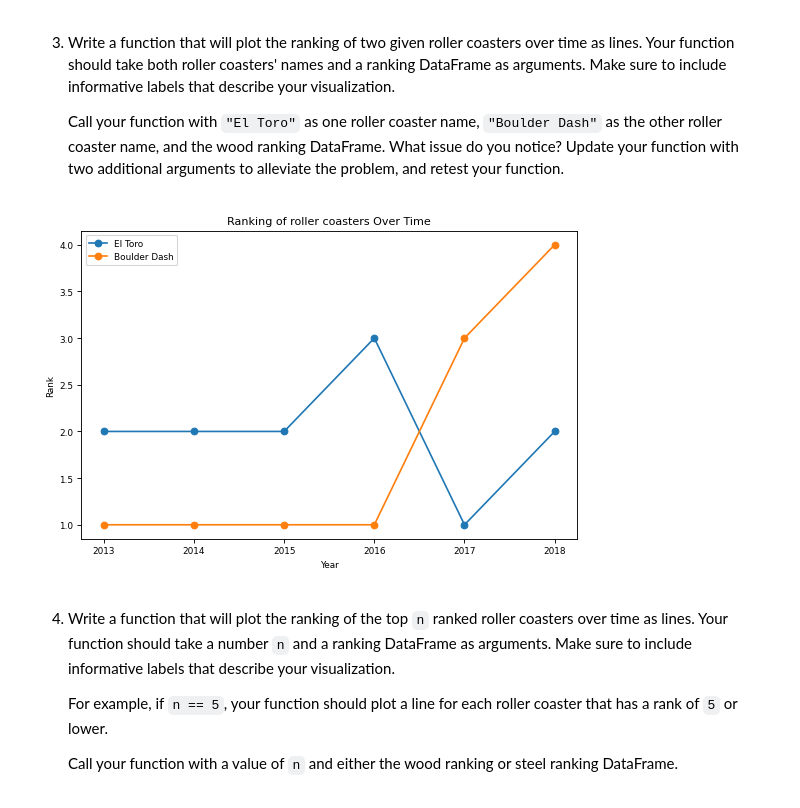
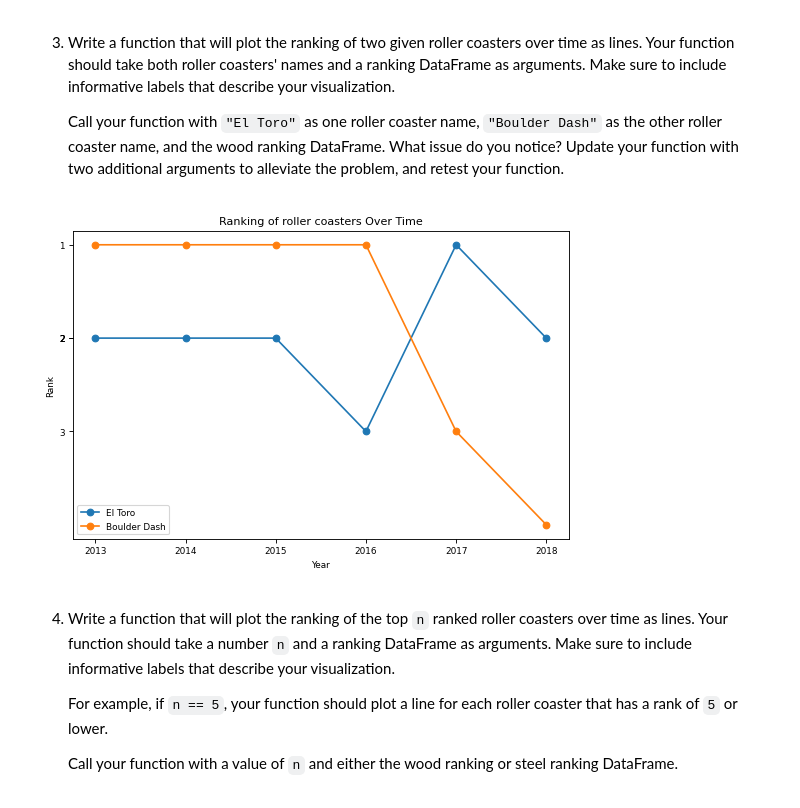
Before and after one commit to 7086600/roller_coaster_project, a Jupyter notebook: roller_coaster.ipynb, the cells around one changed output. Cells and saved outputs as stored; diff of their text form; code cells hidden in the pictures.

Commit message:
refactoring plot_two_rc_rankings by ax style

```diff
--- a/roller_coaster.ipynb
+++ b/roller_coaster.ipynb
@@ -137,37 +137,41 @@ plot_rc_rankings(wood_rc, 'El Toro', 'Six Flags Great Adventure')
 # %%
 # 3
 # Create a function to plot rankings over time for 2 roller coasters
 def plot_two_rc_rankings(data, rc_name1, park_name1, rc_name2, park_name2):
     if (rc_name1 in data['Name'].values) & (rc_name2 in data['Name'].values):
         filt_name = data['Name'].isin([rc_name1, rc_name2]) # mask for filtering roller coasters by names
         rc_data = data.loc[filt_name, :]
         if (park_name1 in rc_data['Park'].values) & (park_name2 in rc_data['Park'].values):
             filt_park = rc_data['Park'].isin([park_name1, park_name2]) # mask for filtering roller coasters by parks
             rc_data = rc_data.loc[filt_park, :]
 
             filt_rc1 = rc_data['Name'] == rc_name1
             rc_data1 = rc_data.loc[filt_rc1, :] # filter data for the first roller coaster
             filt_rc2 = rc_data['Name'] == rc_name2
             rc_data2 = rc_data.loc[filt_rc2, :] # filter data for the second roller coaster
 
-            plt.figure()
-            plt.plot(rc_data1['Year of Rank'], rc_data1['Rank'], marker='o', label=rc_name1) # plot for the first roller coaster
-            plt.plot(rc_data2['Year of Rank'], rc_data2['Rank'], marker='o', label=rc_name2) # plot for the second roller coaster
-            plt.title(f'Ranking of roller coasters Over Time')
-            plt.xlabel('Year')
-            plt.ylabel('Rank')
-            plt.legend()
+            fig, ax = plt.subplots()
+            ax.plot(rc_data1['Year of Rank'], rc_data1['Rank'], marker='o', label=rc_name1) # plot for the first roller coaster
+            ax.plot(rc_data2['Year of Rank'], rc_data2['Rank'], marker='o', label=rc_name2) # plot for the second roller coaster
+            ax.set_title(f'Ranking of roller coasters Over Time')
+            ax.set_xlabel('Year')
+            ax.set_xticks(rc_data1['Year of Rank'].values)
+            ax.set_ylabel('Rank')
+            ax.set_yticks(rc_data1['Rank'].values)
+            ax.invert_yaxis()
+            ax.legend()
             plt.show()
+            plt.close()
         else:
             print("One or both roller coasters not found in the specified parks.")
             return
     else:
         print("One or both roller coasters not found in the dataset.")
         return
 # Create a plot of El Toro and Boulder Dash roller coasters
 plot_two_rc_rankings(wood_rc, 'El Toro', 'Six Flags Great Adventure', 'Boulder Dash', 'Lake Compounce')
 # %% [output]
-[figure, old version]
+[figure, new version]
 # %% [markdown]
 4. Write a function that will plot the ranking of the top `n` ranked roller coasters over time as lines. Your function should take a number `n` and a ranking DataFrame as arguments. Make sure to include informative labels that describe your visualization.
 
```
